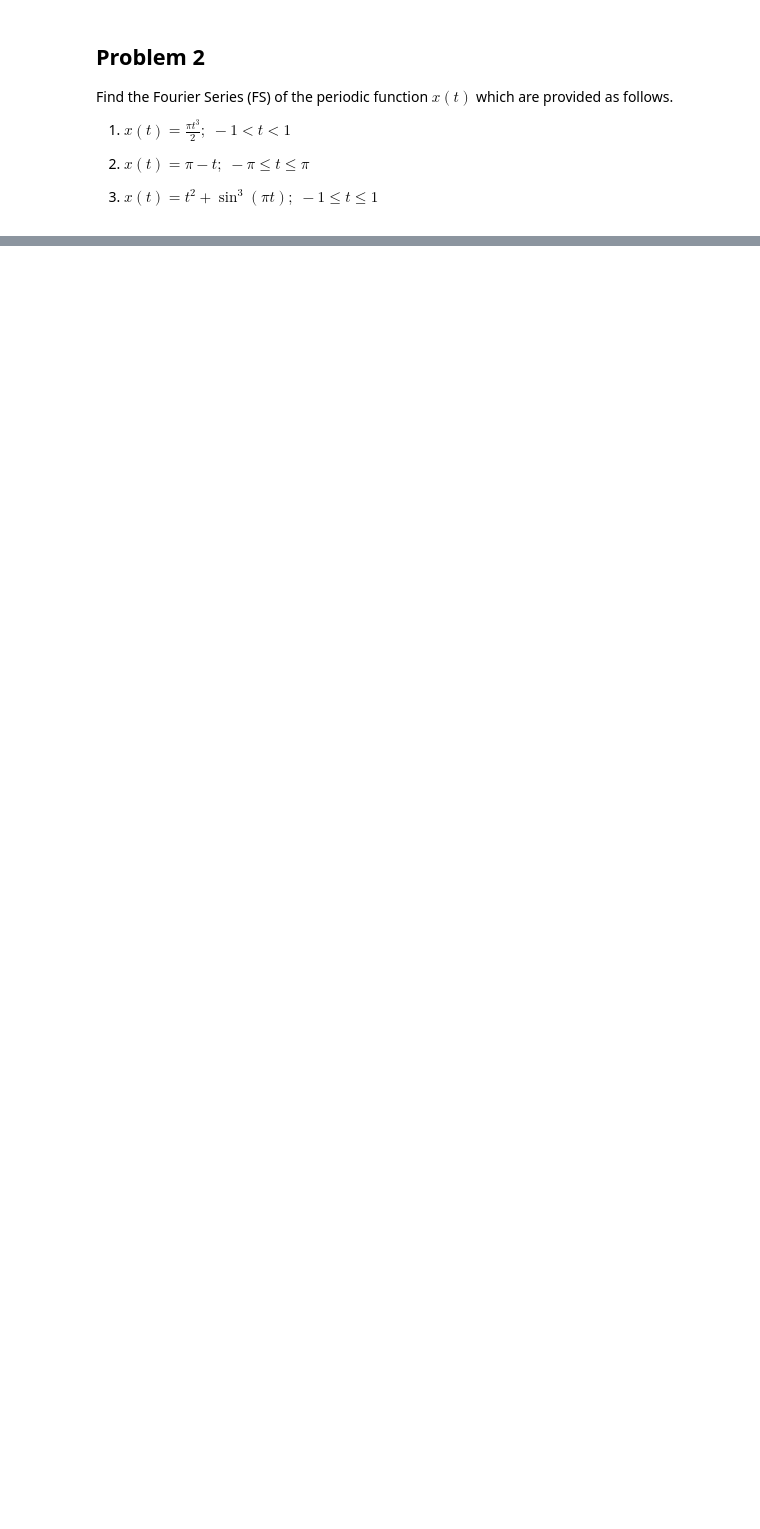
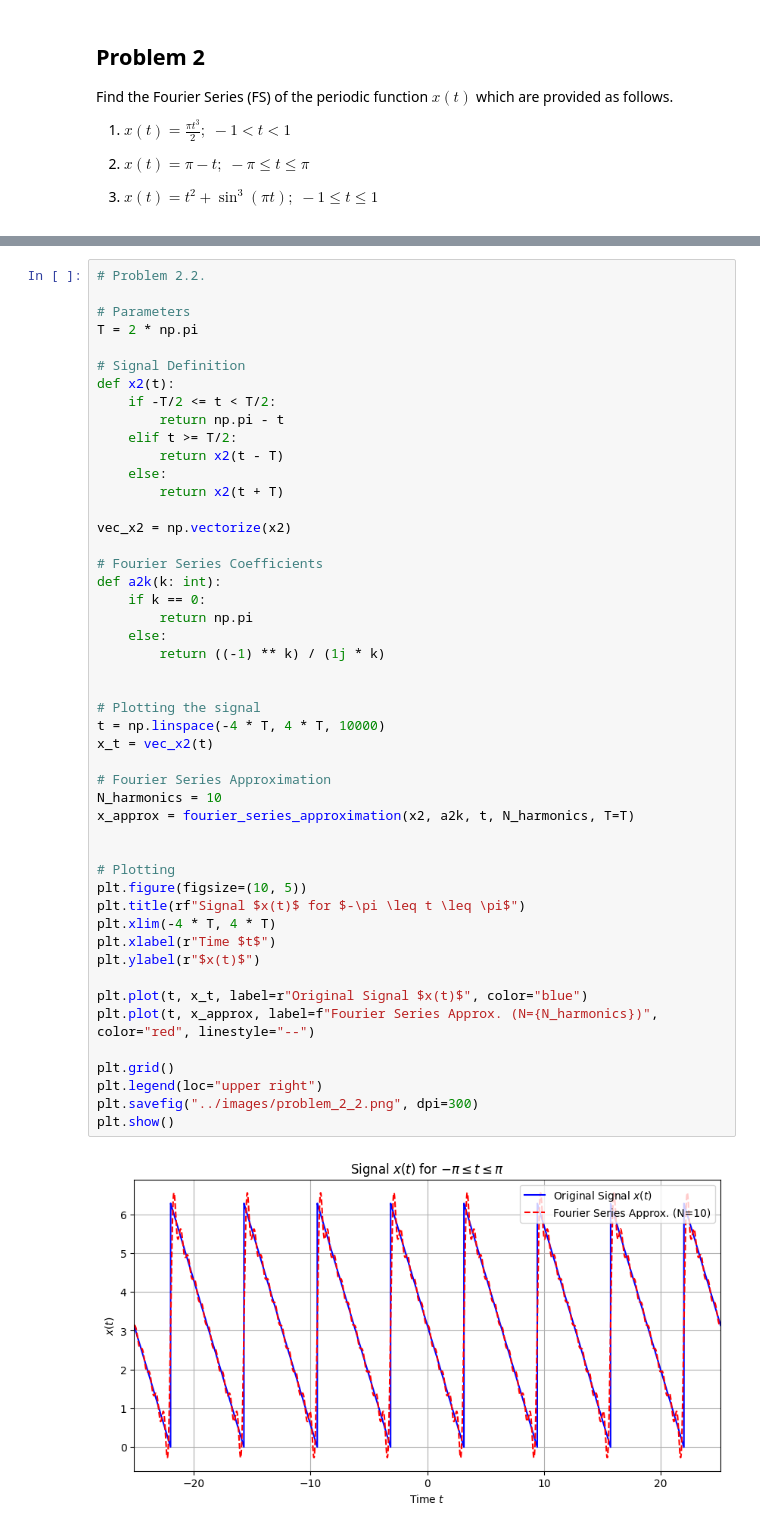
Before and after one commit to patthadon-p/CEDT-2110203-CEM-II, a Jupyter notebook: signal/homework-3/code/signal-homework-03-notebook.ipynb, the cells around one changed output, grey strips where cells are left out. Cells and saved outputs as stored; diff of their text form; blank space fills up the shorter version.

```diff
--- a/signal/homework-3/code/signal-homework-03-notebook.ipynb
+++ b/signal/homework-3/code/signal-homework-03-notebook.ipynb
@@ -14,0 +153,50 @@ Find the Fourier Series (FS) of the periodic function $ x(t) $ which are provide
+# %%
+# Problem 2.2.
+
+# Parameters
+T = 2 * np.pi
+
+# Signal Definition
+def x2(t):
+    if -T/2 <= t < T/2:
+        return np.pi - t
+    elif t >= T/2:
+        return x2(t - T)
+    else:
+        return x2(t + T)
+
+vec_x2 = np.vectorize(x2)
+
+# Fourier Series Coefficients
+def a2k(k: int):
+    if k == 0:
+        return np.pi
+    else:
+        return ((-1) ** k) / (1j * k)
+
+
+# Plotting the signal
+t = np.linspace(-4 * T, 4 * T, 10000)
+x_t = vec_x2(t)
+
+# Fourier Series Approximation
+N_harmonics = 10
+x_approx = fourier_series_approximation(x2, a2k, t, N_harmonics, T=T)
+
+
+# Plotting
+plt.figure(figsize=(10, 5))
+plt.title(rf"Signal $x(t)$ for $-\pi \leq t \leq \pi$")
+plt.xlim(-4 * T, 4 * T)
+plt.xlabel(r"Time $t$")
+plt.ylabel(r"$x(t)$")
+
+plt.plot(t, x_t, label=r"Original Signal $x(t)$", color="blue")
+plt.plot(t, x_approx, label=f"Fourier Series Approx. (N={N_harmonics})", color="red", linestyle="--")
+
+plt.grid()
+plt.legend(loc="upper right")
+plt.savefig("../images/problem_2_2.png", dpi=300)
+plt.show()
+# %% [output]
+[figure, added]
```
Also changed, not shown: parts of 7 cells of this notebook, 9 other files.
